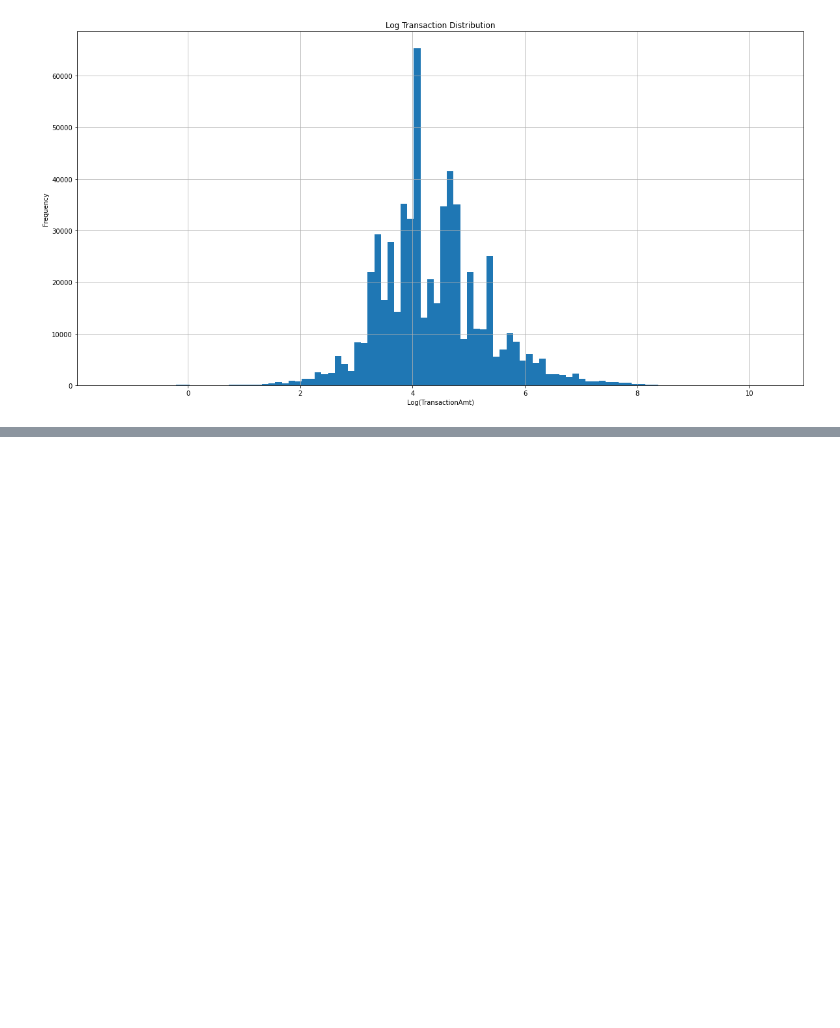
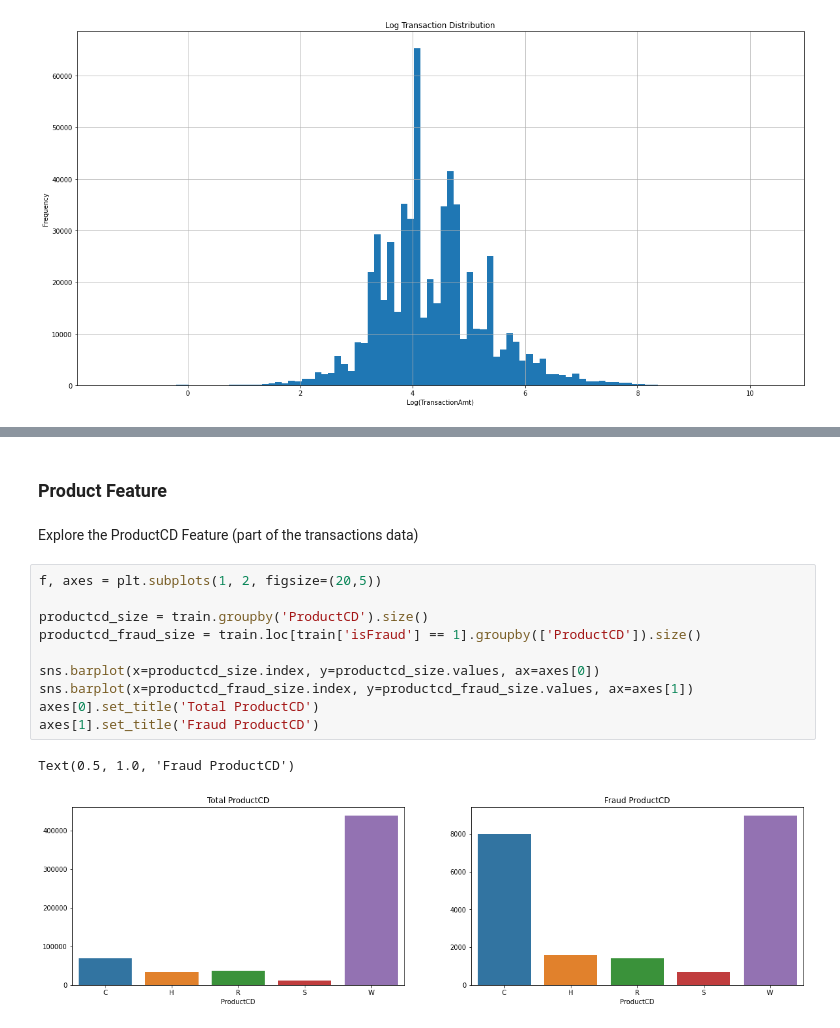
Before and after one commit to JoshSpangler96/IEEE-CIS-Fraud-Detection, a Jupyter notebook: IEEE_Fraud_Detection.ipynb, the cells around one changed output, grey strips where cells are left out. Drawn from its saved outputs; the diff is of its cells as text; blank space fills up the shorter version.

```diff
--- a/IEEE_Fraud_Detection.ipynb
+++ b/IEEE_Fraud_Detection.ipynb
@@ -203,0 +315,17 @@ dtype: int64
+# %% [markdown]
+### Product Feature
+# %% [markdown]
+Explore the ProductCD Feature (part of the transactions data)
+# %%
+f, axes = plt.subplots(1, 2, figsize=(20,5))
+
+productcd_size = train.groupby('ProductCD').size()
+productcd_fraud_size = train.loc[train['isFraud'] == 1].groupby(['ProductCD']).size()
+
+sns.barplot(x=productcd_size.index, y=productcd_size.values, ax=axes[0])
+sns.barplot(x=productcd_fraud_size.index, y=productcd_fraud_size.values, ax=axes[1])
+axes[0].set_title('Total ProductCD')
+axes[1].set_title('Fraud ProductCD')
+# %% [output]
+Text(0.5, 1.0, 'Fraud ProductCD')
+[figure, added]
```
Also changed, not shown: parts of 47 cells of this notebook.
